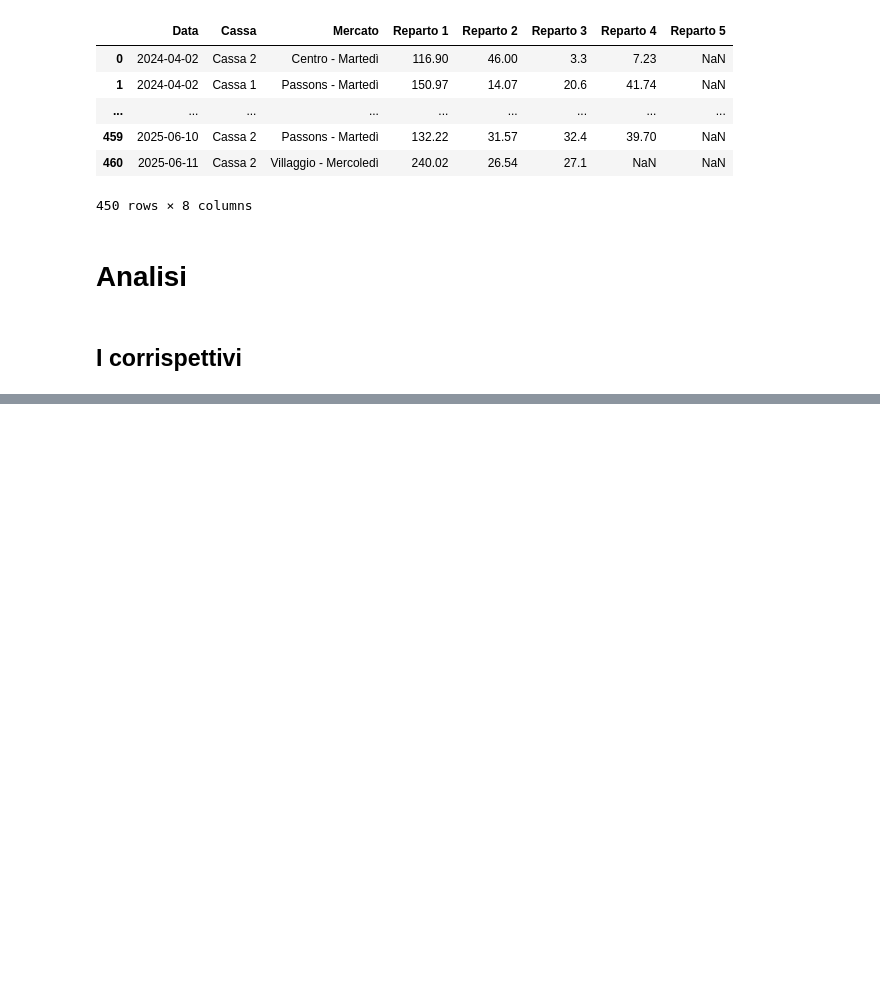
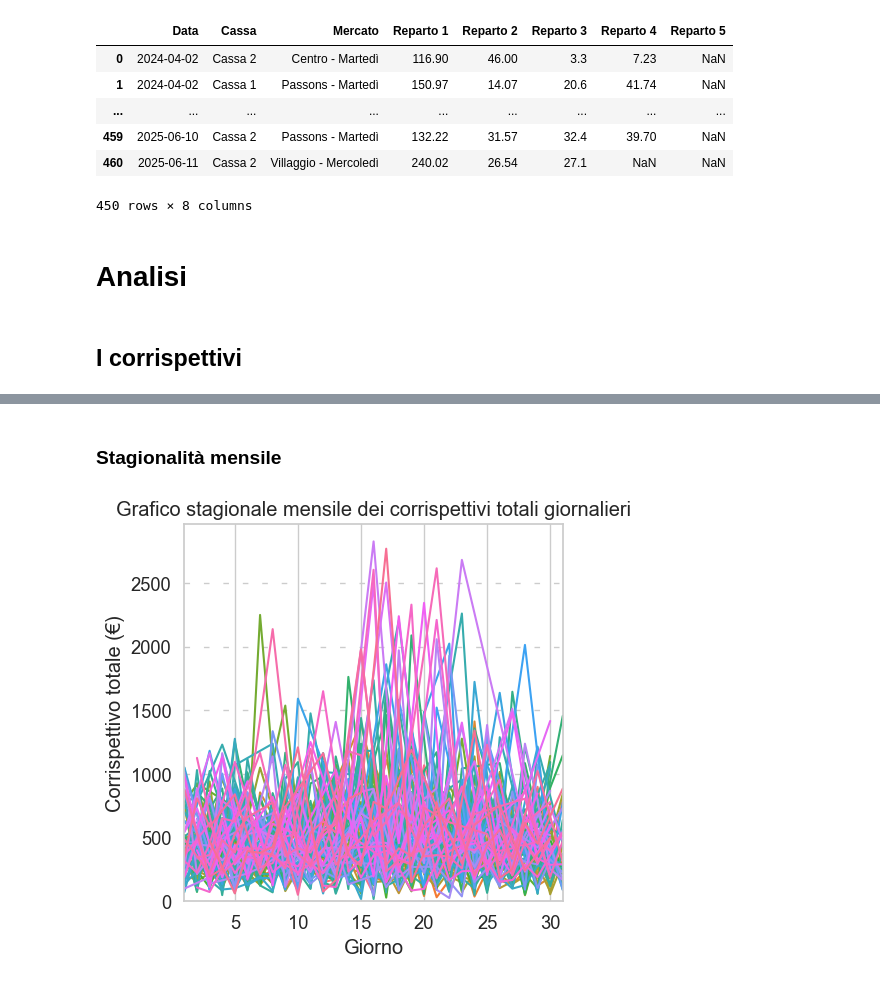
Before and after one commit to panda-with-issues/Fond-Scienze-dei-Dati-progetto, a Jupyter notebook: presentazione_progetto.ipynb, the cells around one changed output, grey strips where cells are left out. Drawn from its saved outputs; the diff is of its cells as text; code cells hidden in the pictures; blank space fills up the shorter version.

```diff
--- a/presentazione_progetto.ipynb
+++ b/presentazione_progetto.ipynb
@@ -267,0 +296,10 @@ sns.lineplot
+# %%
+stagionale = corrispettivi.copy()
+stagionale['Corrispettivo totale (€)'] = stagionale.sum(axis=1)
+stagionale = stagionale[['Corrispettivo totale (€)']]
+stagionale.to_csv('../stagionale.csv')
+stagionale['Anno'] = stagionale.index.year
+stagionale['Giorno anno'] = stagionale.index.day_of_year
+stagionale['Mese-anno'] = stagionale.index.strftime('%b%y')
+stagionale['Giorno'] = stagionale.index.day
+stagionale
@@ -267,0 +316,13 @@ sns.lineplot
+# %% [markdown]
+### Stagionalità mensile
+# %%
+fig, ax = plt.subplots(figsize=(5, 5))
+sns.lineplot(stagionale, x='Giorno', y='Corrispettivo totale (€)', hue='Mese-anno', legend=False)
+ax.set_title('Grafico stagionale mensile dei corrispettivi totali giornalieri')
+
+ax.set(xlim=(1, 31), ylim=(0, None))
+ax.grid(axis='y', linestyle=(0, (4, 10)))
+plt.tight_layout()
+plt.show()
+# %% [output]
+[figure, added]
```
Also changed, not shown: parts of 44 cells of this notebook, 3 other files.
